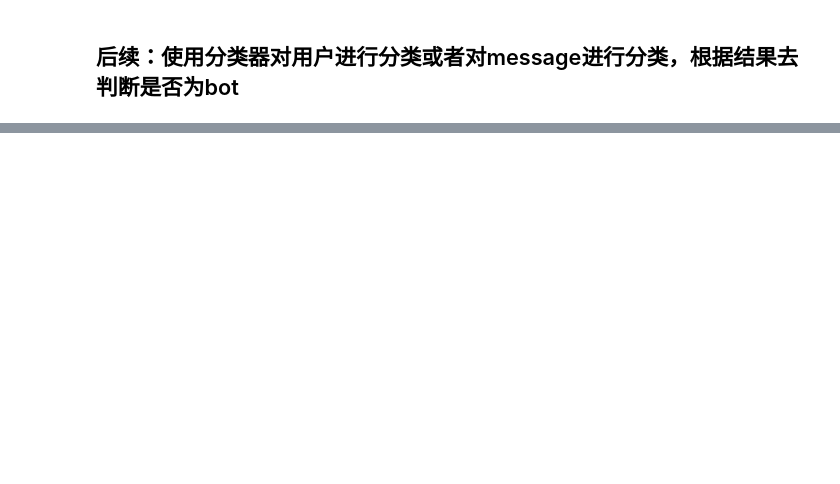
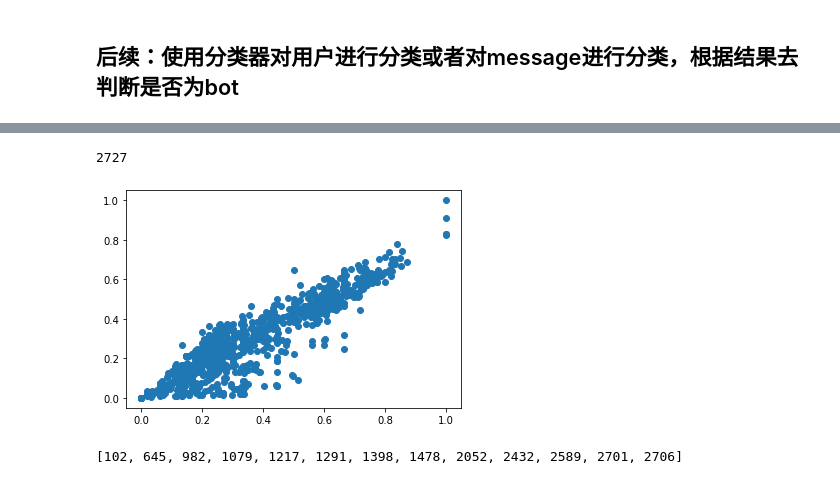
Before and after one commit to pry666/social-computing, a Jupyter notebook: final.ipynb, the cells around one changed output, grey strips where cells are left out. Cells and saved outputs as stored; diff of their text form; code cells hidden in the pictures; blank space fills up the shorter version.

```diff
--- a/final.ipynb
+++ b/final.ipynb
@@ -431,0 +585,2 @@ plt.show()
+# %%
+idset = set(idlist)
@@ -431,0 +719,44 @@ plt.show()
+# %%
+oid2 = set(oid)
+# %%
+messall = []
+
+for id in oid2:
+    messlist = [id]
+    for i in range(len(ofid)):
+        if(ofid[i][0] == id):
+            messlist.append(ofid[i][1])
+    messall.append(messlist)
+# %%
+jcd = []
+led = []
+
+for i in range(len(messall)):
+    if(len(messall[i])==2):
+        jcd.append(0)
+        led.append(0)
+    else:
+        count = 0
+        jcdis = 0
+        lcdis = 0
+        for m in range(1,len(messall[i])):
+                for n in range(m+1,len(messall[i])):
+                    sen1 = messall[i][m]
+                    sen2 = messall[i][n]
+                    if(sen1 and sen2):
+                        count += 1
+                        jcdis += jeccard(sen1,sen2)
+                        lcdis += levendis(sen1,sen2)
+        jcd.append(jcdis/count)
+        led.append(lcdis/count)
+# %%
+len(jcd)
+# %% [output]
+2727
+# %%
+import matplotlib.pyplot as plt
+
+plt.scatter(jcd,led)
+plt.show()
+# %% [output]
+[figure, added]
@@ -431,0 +769,4 @@ plt.show()
+# %%
+indexlist
+# %% [output]
+[102, 645, 982, 1079, 1217, 1291, 1398, 1478, 2052, 2432, 2589, 2701, 2706]
```
Also changed, not shown: parts of 29 cells of this notebook.
